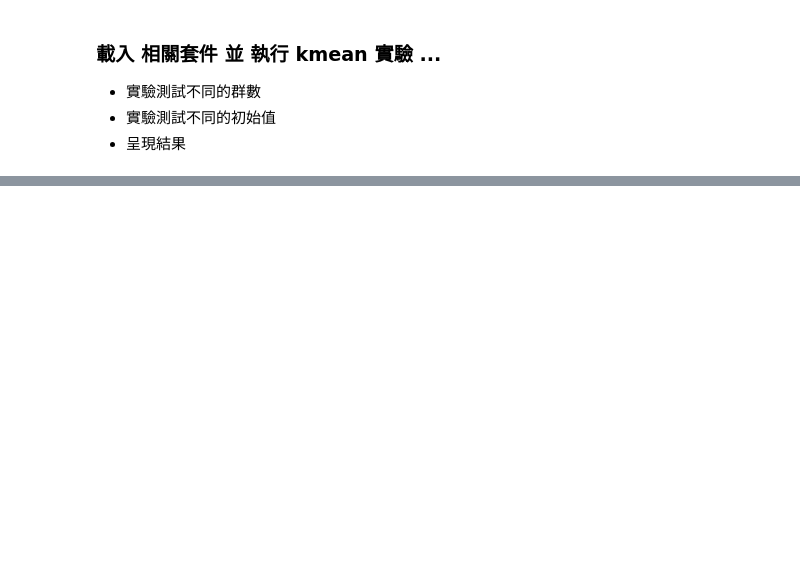
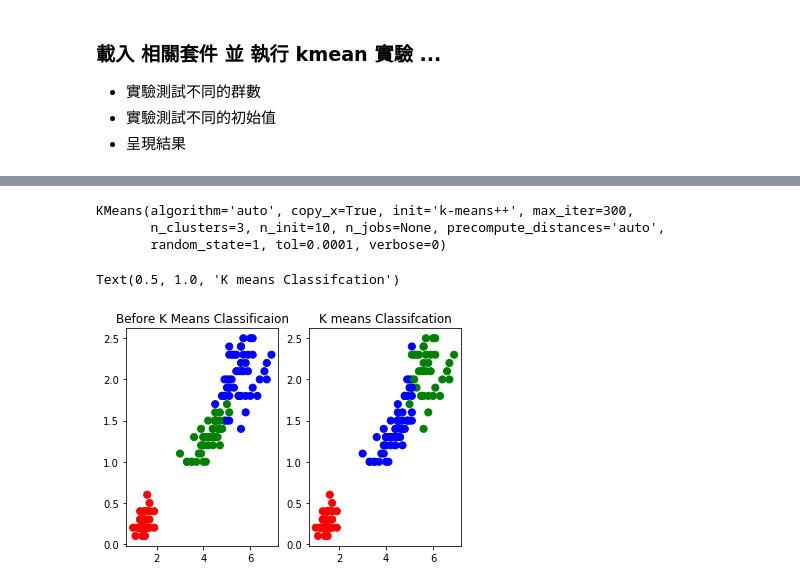
Before and after one commit to ponggung/2nd-ML100Days, a Jupyter notebook: Day_055_HW.ipynb, the cells around one changed output, grey strips where cells are left out. Cells and saved outputs as stored; diff of their text form; code cells hidden in the pictures; blank space fills up the shorter version.

```diff
--- a/Day_055_HW.ipynb
+++ b/Day_055_HW.ipynb
@@ -46,0 +81,20 @@ array([0, 0, 0, 0, 0, 0, 0, 0, 0, 0, 0, 0, 0, 0, 0, 0, 0, 0, 0, 0, 0, 0,
+# %%
+clustering = KMeans(n_clusters=3,random_state=1)
+clustering.fit(iris.data)
+# %% [output]
+KMeans(algorithm='auto', copy_x=True, init='k-means++', max_iter=300,
+       n_clusters=3, n_init=10, n_jobs=None, precompute_distances='auto',
+       random_state=1, tol=0.0001, verbose=0)
+# %%
+relabel = np.choose(clustering.labels_,[2,0,1]).astype(np.int64)
+colors = np.array(["Red","Green","Blue"])
+plt.subplot(1,2,1)
+plt.scatter(x=iris_df.petal_length ,y= iris_df.petal_width,c = colors[iris.target],s=50)
+plt.title("Before K Means Classificaion")
+
+plt.subplot(1,2,2)
+plt.scatter(x=iris_df.petal_length ,y= iris_df.petal_width,c = colors[relabel],s=50)
+plt.title("K means Classifcation")
+# %% [output]
+Text(0.5, 1.0, 'K means Classifcation')
+[figure, added]
```
Also changed, not shown: parts of 12 cells of this notebook, 1 other file.
